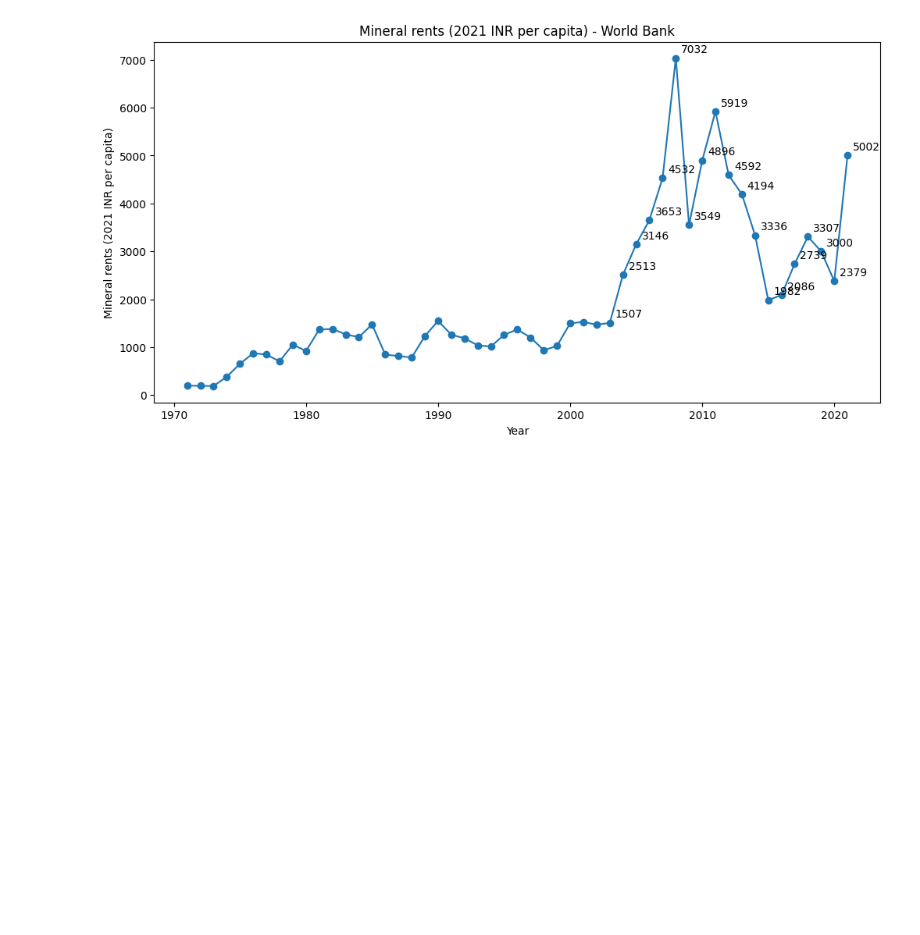
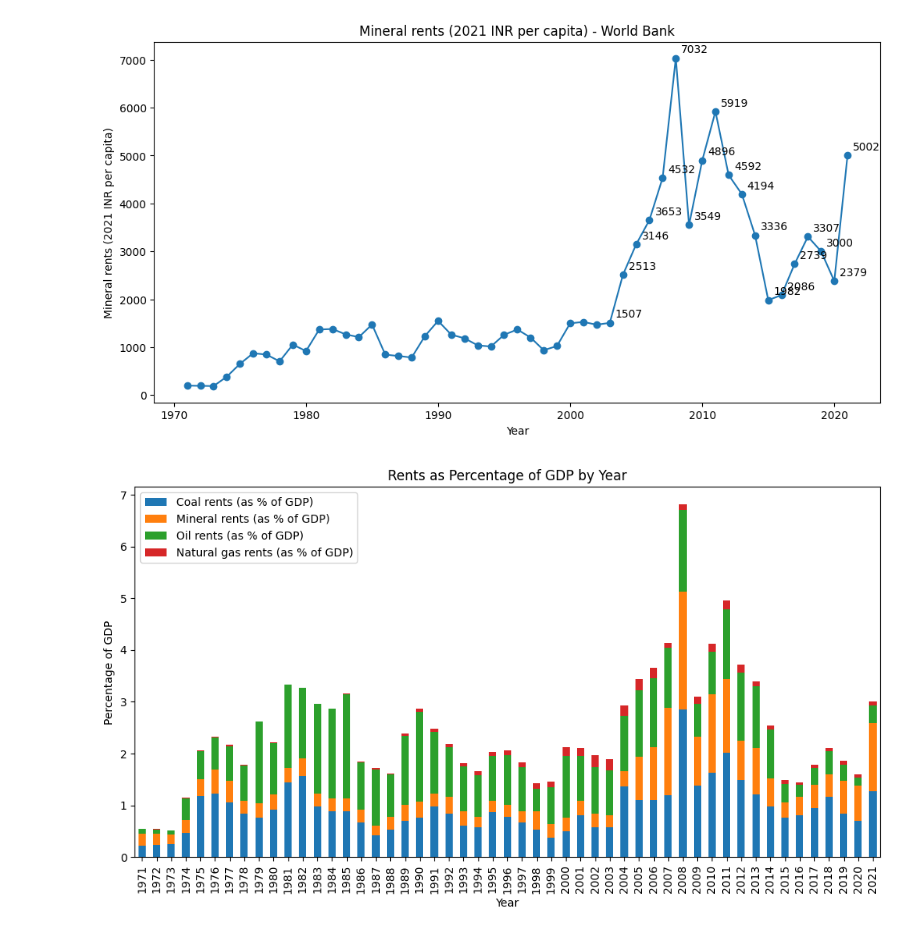
Before and after one commit to vinamrsachdeva/minerals, a Jupyter notebook: mineral_rents/plots.ipynb, the cells around one changed output. Saved outputs shown, nothing was run; the diff lists cells and outputs as text; code cells hidden in the pictures; blank space fills up the shorter version.

```diff
--- a/mineral_rents/plots.ipynb
+++ b/mineral_rents/plots.ipynb
@@ -87,3 +86,23 @@ for x, y in zip(df['Year'], df['Mineral rents (2021 INR per capita)']):
 plt.show()
 # %% [output]
 [figure]
+# %%
+coal = pd.DataFrame({'Year': df['Year'], 'Coal rents (as % of GDP)' : df['Coal rents (as % of GDP)']})
+mineral = pd.DataFrame({'Year': df['Year'], 'Mineral rents (as % of GDP)' : df['Mineral rents (as % of GDP)']})
+oil = pd.DataFrame({'Year': df['Year'], 'Oil rents (as % of GDP)' : df['Oil rents (as % of GDP)']})
+natural_gas = pd.DataFrame({'Year': df['Year'], 'Natural gas rents (as % of GDP)' : df['Natural gas rents (as % of GDP)']})
+# %%
+merged_df = pd.merge(coal, mineral, on='Year')
+merged_df = pd.merge(merged_df, oil, on='Year')
+merged_df = pd.merge(merged_df, natural_gas, on='Year')
+merged_df.set_index('Year', inplace=True)
+
+ax = merged_df.plot(kind='bar', stacked=True, figsize=(12, 6))
+
+ax.set_xlabel('Year')
+ax.set_ylabel('Percentage of GDP')
+ax.set_title('Rents as Percentage of GDP by Year')
+
+plt.show()
+# %% [output]
+[figure, added]
```
Also changed, not shown: parts of 1 cell of this notebook, 1 other file.
